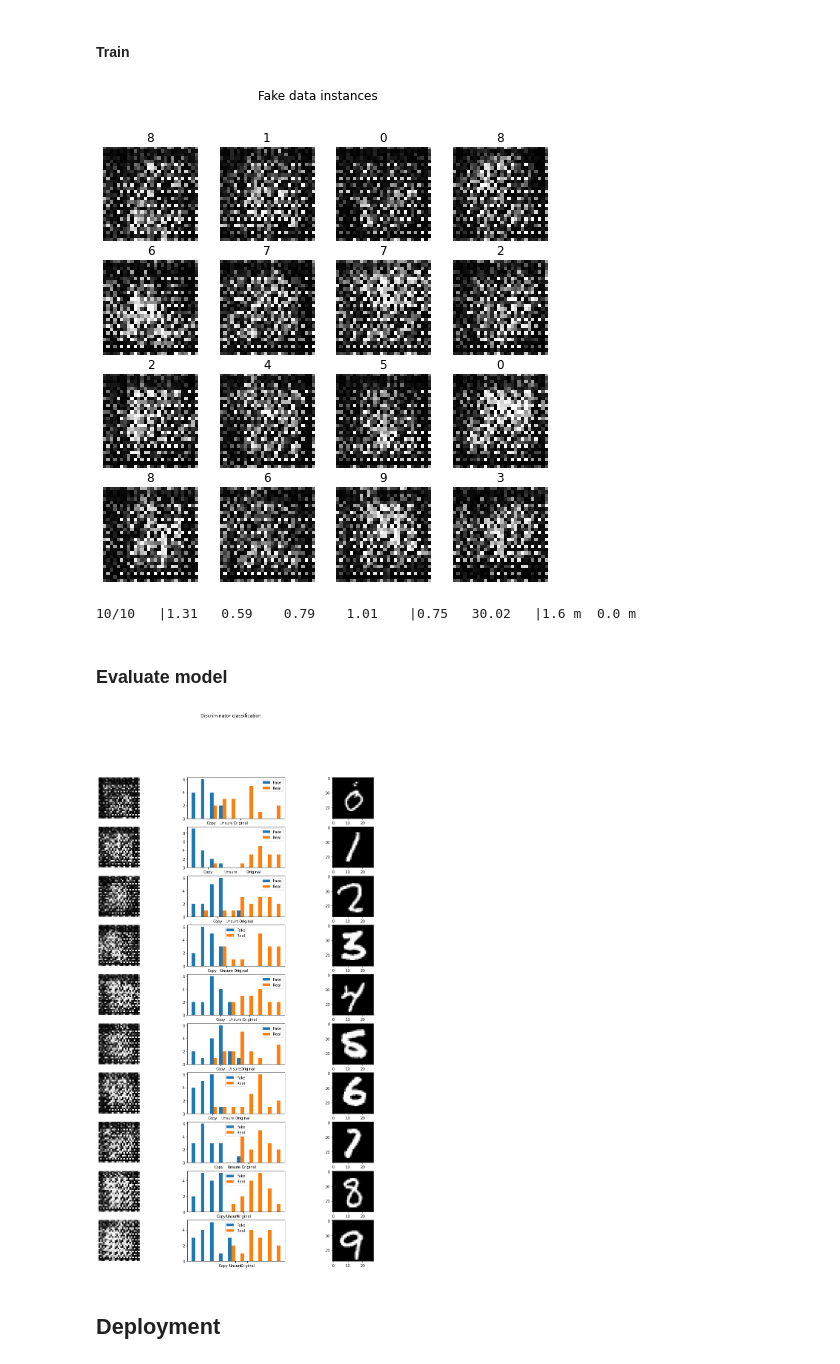
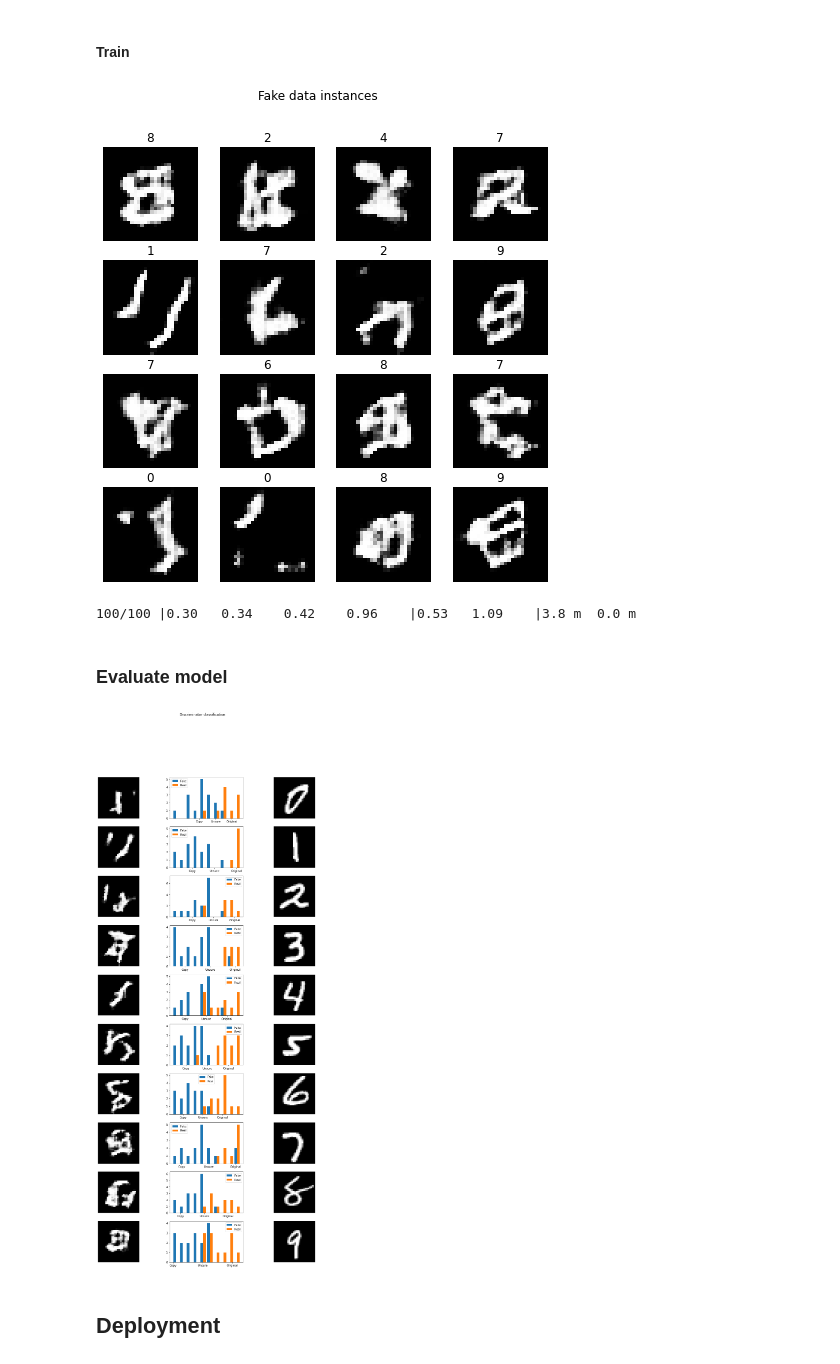
Before and after one commit to MScharnberg/IntSys19, a Jupyter notebook: Notebook.ipynb, the cells around one changed output. Cells and saved outputs as stored; diff of their text form; code cells hidden in the pictures.

```diff
--- a/Notebook.ipynb
+++ b/Notebook.ipynb
@@ -688,7 +651,3 @@ def optimizer(optimizer='adam', learning_rate=1e-4):
-# %%
-loss_fn = objective()
-generator_optimizer = optimizer()
-discriminator_optimizer = optimizer()
 # %% [markdown]
 ### Train model
 # %% [markdown]
@@ -707,16 +666,16 @@ def train_step(real_images, noise, metrics):
     noise: tf.Tensor as Float
     metrics: Dict
   """
-
+  # persistent=True for single application
+  # with tf.GradientTape(persistent=True) as tape:
   with tf.GradientTape() as gen_tape, tf.GradientTape() as disc_tape:
 
     fake_images = generator(noise, training=True)
 
+    real_output = discriminator(real_images, training=True)
+    fake_output = discriminator(fake_images, training=True)
     metrics['eval/kld'].update_state(real_images, fake_images)
     metrics['eval/mse'].update_state(real_images, fake_images)
-
-    real_output = discriminator(real_images, training=True)
-    fake_output = discriminator(fake_images, training=True)
 
     gen_loss, rec_loss = generator_loss(fake_output, real_images, fake_images)
     metrics['loss/generator'].update_state(gen_loss)
@@ -726,7 +685,9 @@ def train_step(real_images, noise, metrics):
     metrics['loss/discriminator'].update_state(disc_loss)
     metrics['loss/realVSfake'].update_state(realVSfake)
 
-  gradients_of_generator = gen_tape.gradient(gen_loss, generator.trainable_variables)
+    summed_gen_loss = gen_loss + rec_loss
+
+  gradients_of_generator = gen_tape.gradient(summed_gen_loss, generator.trainable_variables)
   gradients_of_discriminator = disc_tape.gradient(disc_loss, discriminator.trainable_variables)
 
   generator_optimizer.apply_gradients(zip(gradients_of_generator, generator.trainable_variables))
@@ -806,14 +727,14 @@ def train_run(dataset, parameter, metrics):
     i = 0
     for image, label, noise in dataset.unbatch().take(16):
 
-      fake_image = generate(tf.expand_dims(noise, 0))
+      fake_image = generator(tf.expand_dims(noise, 0), training=False)
       fig.add_subplot(4, 4, i+1)
-      plt.imshow(fake_image, cmap='gray')
+      plt.imshow(tf.squeeze(fake_image), cmap='gray')
       plt.title(int(label.numpy()))
       plt.axis('off')
       i = i+1
 
-    tf.summary.scalar('optimizer/lr', optimizer(learning_rate=_LR).lr(epoch), step=epoch)
+    # tf.summary.scalar('optimizer/lr', optimizer(learning_rate=_LR).lr(epoch), step=epoch)
 
     plt.suptitle('Fake data instances')
     plt.show()
@@ -823,8 +744,8 @@ def train_run(dataset, parameter, metrics):
       output.append(metric.result())
       metric.reset_states()
 
-    output.append((timer()-start)/60)
-    output.append(((timer()-epoch_start) * (_EPOCHS - epoch))/60)
+    output.append((timer() - start) / 60)
+    output.append(((timer() - epoch_start) * (_EPOCHS - epoch)) / 60)
     print('%i/%i\t|%.2f\t%.2f\t%.2f\t%.2f\t|%.2f\t%.2f\t|%.1f m\t%.1f m' % tuple(output))
 # %% [markdown]
 #### Train
@@ -872,8 +793,10 @@ for act in parameter['model/act'].domain.values: # Iterate over layer activation
             generator = get_generator(activation=act, architecture=arch, initializer=init, normalization=norm)
             discriminator = get_discriminator(activation=act, architecture=arch, initializer=init, normalization=norm)
 
-            generator_optimizer = optimizer(optimizer=opt, learning_rate=_LR)
-            discriminator_optimizer = optimizer(optimizer=opt, learning_rate=_LR)
+            loss_fn = keras.losses.BinaryCrossentropy(from_logits=True, label_smoothing=0.1)
+
+            generator_optimizer = optimizer(optimizer=opt, learning_rate=lr)
+            discriminator_optimizer = optimizer(optimizer=opt, learning_rate=lr)
 
             with writer.as_default():
               hp.hparams(parameter_dict)
@@ -881,52 +804,52 @@ for act in parameter['model/act'].domain.values: # Iterate over layer activation
 
             run += 1
 # %% [output]
-[figure, old version]
+[figure, new version]
-10/10   |1.31   0.59    0.79    1.01    |0.75   30.02   |1.6 m  0.0 m
+100/100 |0.30   0.34    0.42    0.96    |0.53   1.09    |3.8 m  0.0 m
 # %% [markdown]
 ### Evaluate model
 # %%
 if not _SHOWCASE: # Visualize metrics in TensorBoard
   %tensorboard --logdir logs/
 # %%
-fig = plt.figure(figsize=(16, 24))
+fig = plt.figure(figsize=(16, 32))
 
 for i in range(10):
 
   # Copy
   noise = tf.random.normal((16, _INPUT, ), mean=tf.math.truediv(float(i), 10.0))
   fake_images = generator(noise, training=False)
   fake_output = discriminator(fake_images, training=False)
 
   # Original
-  real_images = tf.zeros((1, 28, 28), dtype=float)
+  real_images = tf.zeros((1, 28, 28, 1), dtype=float)
   for image, label, noise in test_dataset.unbatch().take(-1):
       if label == i:
         real_images = tf.concat([real_images, tf.expand_dims(image, 0)], 0)
         if len(real_images) >= 17:
           break
 
   real_images = real_images[1:, :, :]
   real_output = discriminator(real_images, training=False)
 
   ax1 = fig.add_subplot(10, 3, 3*i + 1)
   ax1.set_axis_off()
-  ax1.imshow(fake_images[0], cmap='gray')
+  ax1.imshow(tf.squeeze(fake_images[0]), cmap='gray')
 
   ax2 = fig.add_subplot(10, 3, 3*i + 2)
-  ax2.hist([tf.squeeze(fake_output, axis=-1), tf.squeeze(real_output, axis=-1)])
+  ax2.hist([tf.squeeze(fake_output), tf.squeeze(real_output)])
   ax2.axes.set_xticks([-1, 0, 1])
   ax2.axes.set_xticklabels(['Copy', 'Unsure', 'Original'])
   ax2.legend(['Fake', 'Real'])
 
   ax3 = fig.add_subplot(10, 3, 3*i + 3)
-  ax1.set_axis_off()
-  ax3.imshow(real_images[0], cmap='gray')
+  ax3.set_axis_off()
+  ax3.imshow(tf.squeeze(real_images[0], -1), cmap='gray')
 
 plt.suptitle('Discriminator classification')
 plt.show()
 # %% [output]
-[figure, old version]
+[figure, new version]
 # %% [markdown]
 ## Deployment
 # %% [markdown]
```
Also changed, not shown: parts of 24 cells of this notebook.
